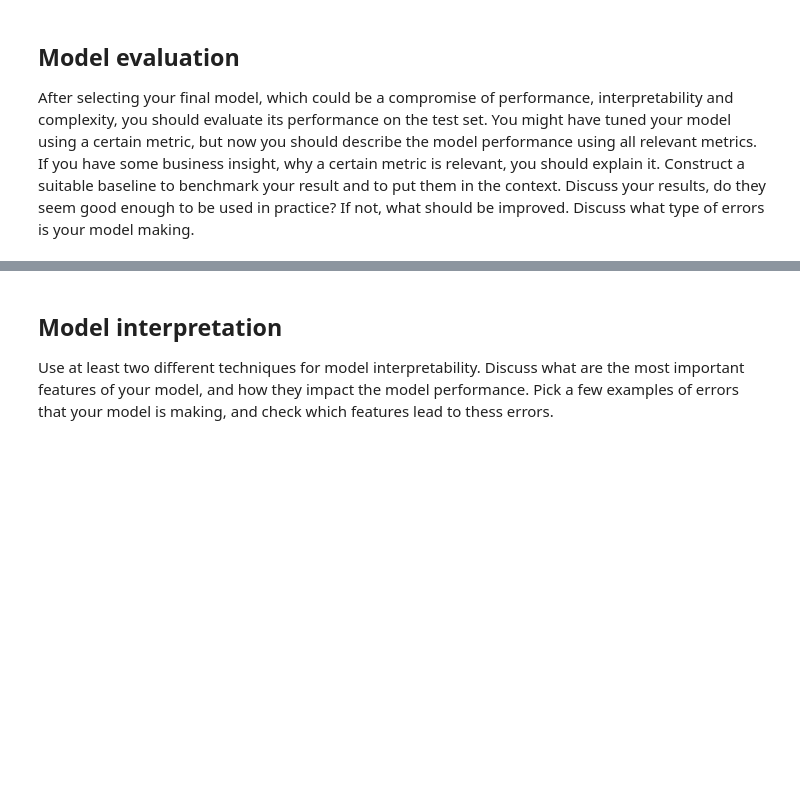
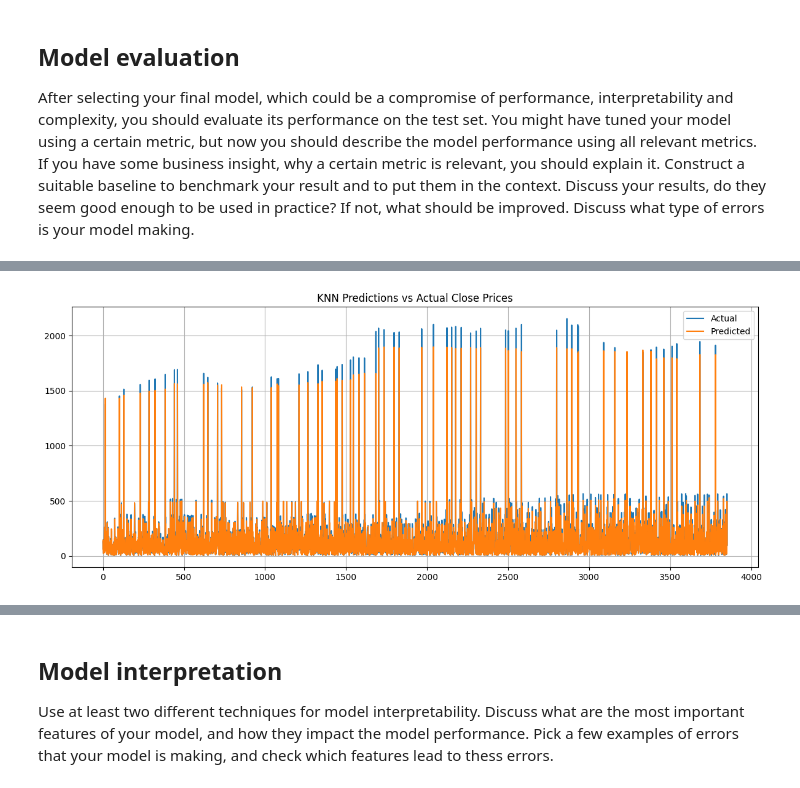
Before and after one commit to timmvdm/ML_Final_Project, a Jupyter notebook: gabriel/final_project.ipynb, the cells around one changed output, grey strips where cells are left out. Cells and saved outputs as stored; diff of their text form; code cells hidden in the pictures; blank space fills up the shorter version.

```diff
--- a/gabriel/final_project.ipynb
+++ b/gabriel/final_project.ipynb
@@ -780,7 +891,7 @@ def create_X_y(df):
 #we assume that the last years are the most important ones and very old data just introduces more noise. We have included a period of growth, before and after covid, and we observe the behaviour of a crisis (COVID).
 df = df[df['Day_Number']>=7304] #first day of 2020 --> 19879 rows
 split_day = 7304
-
+df.dropna(inplace=True)
 #set X,y for train and test set + set cv sets since they all have to be equal for all models to compare them in the end
 train_df, test_df = split_data_by_time(df)
 X_train, y_train = create_X_y(train_df)
@@ -839,7 +950,6 @@ xgb_param_grid = {
     'regressor__n_estimators': [300,500,700,1000,1200]
 }
 
-cv = TimeSeriesSplit(n_splits=5)
 
 xgb_grid_search = RandomizedSearchCV(xgb_pipe, param_distributions=xgb_param_grid, cv=cv, random_state=0, n_jobs=-1,n_iter=15,error_score='raise' ,scoring='neg_root_mean_squared_error')
 xgb_grid_search.fit(X_train, y_train)
@@ -923,7 +1032,6 @@ rf_param_grid = {
     'regressor__min_samples_leaf': [1, 2, 4],
 }
 
-cv = TimeSeriesSplit(n_splits=5)
 
 rf_grid_search = RandomizedSearchCV(rf_pipe, param_distributions=rf_param_grid, cv=cv, random_state=0, n_jobs=-1, n_iter=15, error_score='raise', scoring='neg_root_mean_squared_error')
 
@@ -1083,0 +1508,11 @@ def evaluate_model(model, X_test, y_test, benchmark_column='Close_Lag_1'):
+# %%
+plt.figure(figsize=(12,5))
+plt.plot(y_test.reset_index(drop=True), label='Actual')
+plt.plot(knn_grid_search.best_estimator_.predict(X_test_knn), label='Predicted')
+plt.title('KNN Predictions vs Actual Close Prices')
+plt.legend()
+plt.grid(True)
+plt.tight_layout()
+plt.show()
+# %% [output]
+[figure, added]
```
Also changed, not shown: parts of 25 cells of this notebook.
